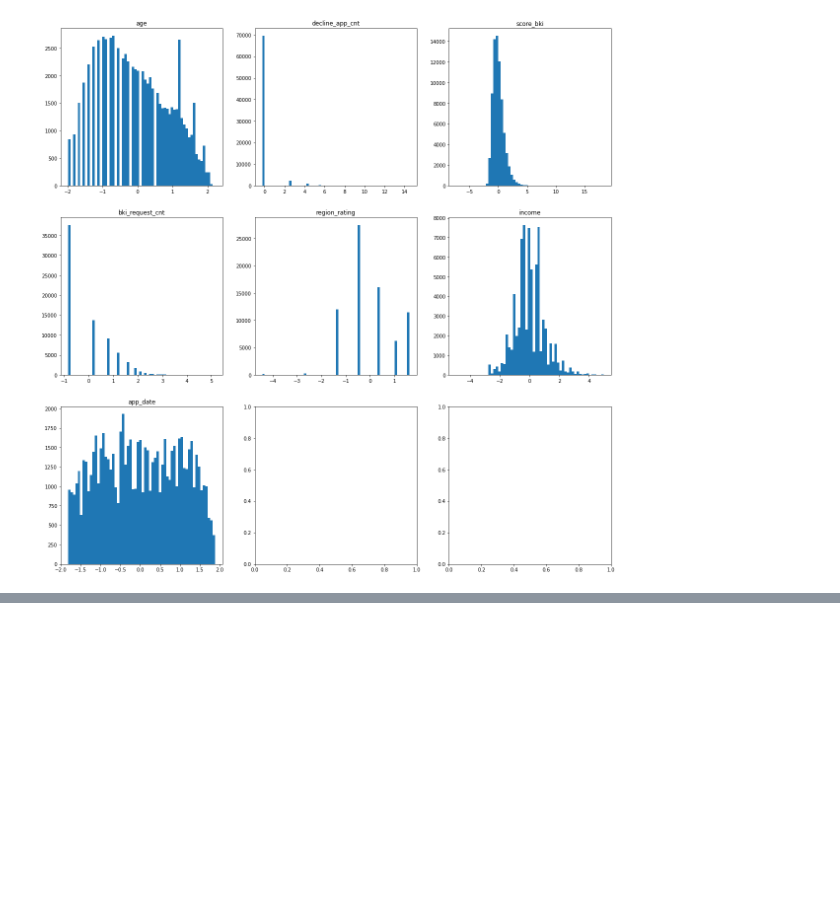
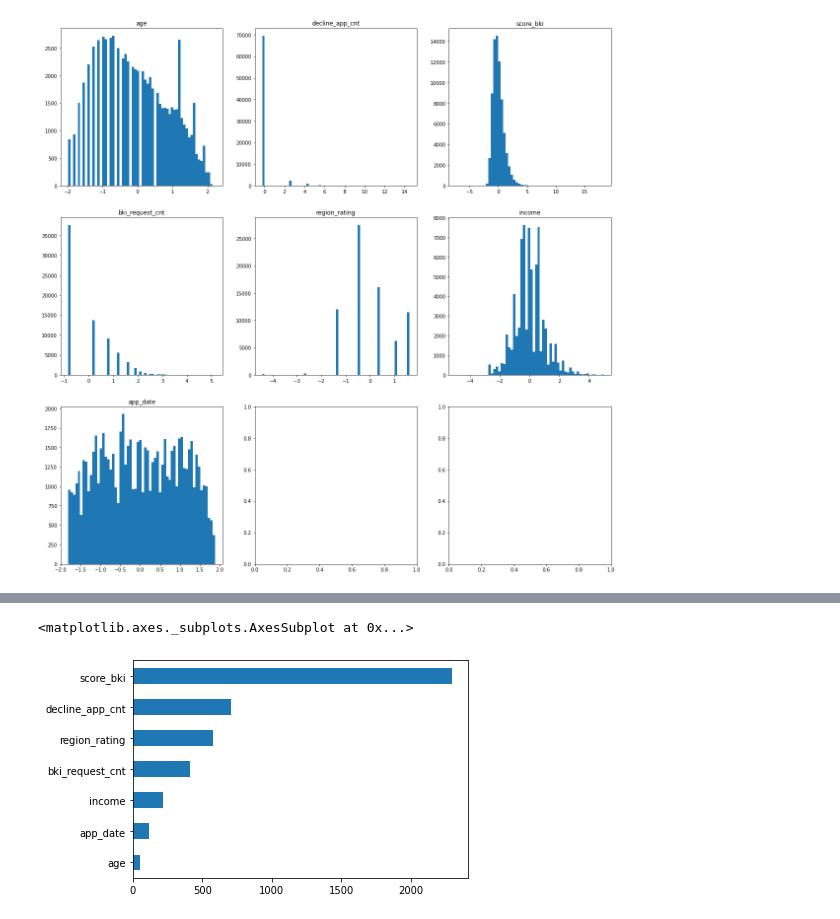
Before and after one commit to atomAltera/skillfactory_datascience, a Jupyter notebook: module_5/nb2.ipynb, the cells around one changed output, grey strips where cells are left out. Saved outputs shown, nothing was run; the diff lists cells and outputs as text; code cells hidden in the pictures; blank space fills up the shorter version.

```diff
--- a/module_5/nb2.ipynb
+++ b/module_5/nb2.ipynb
@@ -196 +196,8 @@ predict_and_save(model, test_df)
 36349 rows × 2 columns
+# %%
+f_val, p_val = f_classif(train_df[num_cols], train_df[target_col])
+s = pd.Series(f_val, index=num_cols)
+s.sort_values().plot(kind="barh")
+# %% [output]
+<matplotlib.axes._subplots.AxesSubplot at 0x...>
+[figure, added]
```
Also changed, not shown: parts of 3 cells of this notebook, 1 other file.
